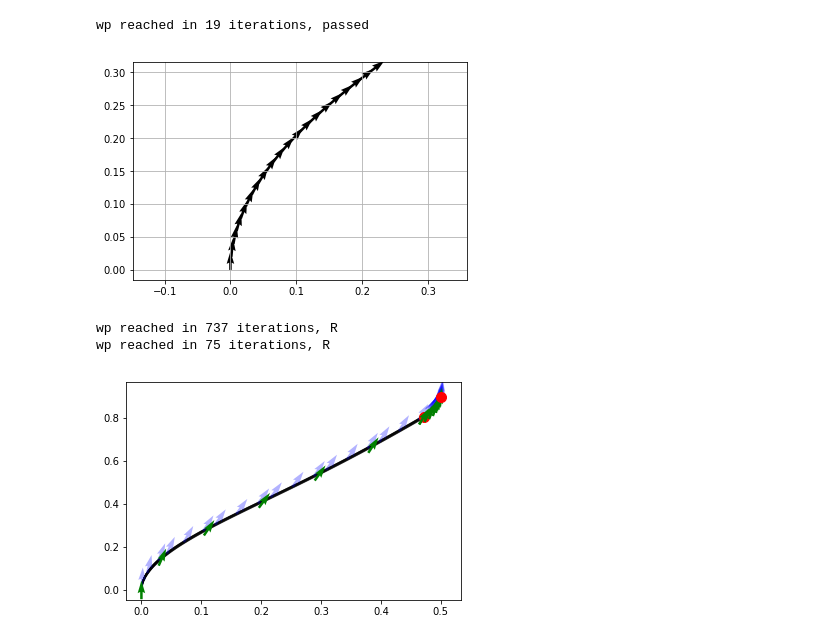
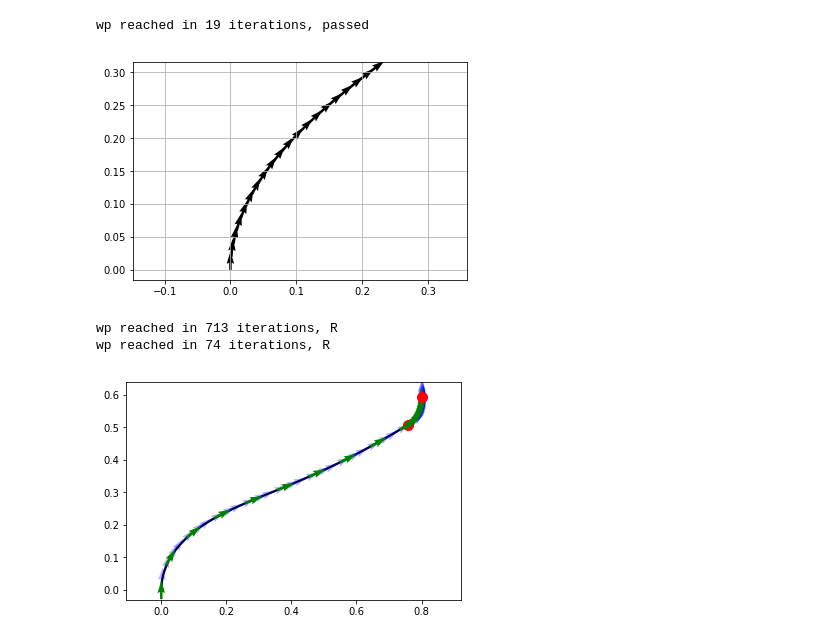
Before and after one commit to tobiasfriden/master_thesis, a Jupyter notebook: Motion primitives.ipynb, the cells around one changed output. Drawn from its saved outputs; the diff is of its cells as text; code cells hidden in the pictures.

```diff
--- a/Motion primitives.ipynb
+++ b/Motion primitives.ipynb
@@ -32,7 +32,7 @@ def create_f(x, u, x_init, L1):
 
     th_dot = 2/L1*(d_dot + V/L1*d)
 
-    Q = sqrt(1 + (lng_dot/fmax(lat_dot, 0.0001))**2)
+    Q = lat_dot**2 + lng_dot**2#sqrt(1 + (lng_dot/fmax(lat_dot, 0.0001))**2)
 
     return Function(
         'f',
@@ -104,7 +104,7 @@ def gen_init(Xg, nIt, n_c):
 def gen_init_sim(X_sim, N_i, nIt, n_c):
     X_init = np.zeros((nIt, nx, n_c))
     U_init = np.zeros((nIt, nu))
-    S_init = np.zeros(nIt)
+    T_init = np.zeros(nIt)
     N_init = []
     k = int(ceil(N_i/nIt))
     for i in range(nIt):
@@ -114,10 +114,10 @@ def gen_init_sim(X_sim, N_i, nIt, n_c):
         X_init[i, 1, :] = np.linspace(X_sim[1, start], X_sim[1, end], n_c)
         X_init[i, 2, :] = np.linspace(X_sim[2, start], X_sim[2, end], n_c)
         U_init[i, :2] = X_sim[:2, end]
-        S_init[i] = get_dist(X_sim[:2, start:end], end-start)
+        T_init[i] = get_dist(X_sim[:2, start:end], end-start)
         N_init += [end-start]
 
-    return X_init, U_init, S_init, N_init
+    return X_init, U_init, T_init, N_init
 # %%
 default_opts = {
     'Xs': np.array([0.0, 0.0, 0]),
@@ -129,6 +129,7 @@ default_opts = {
     'V_max': 0.2,
     'L1': 0.3,
     'wp_R': 0.01,
+    'p_dist': 0.8,
     'nIt': 1,
     'n_c': 15,
     'd': 3,
@@ -147,7 +148,7 @@ class MotionPrimitive:
         self.X=[]
         self.Xc=[]
         self.U=[]
-        self.S=[]
+        self.T=[]
 
     def sim(self, gen_init=True, plot=False):
         Xg = self.opts['Xg']
@@ -158,7 +159,7 @@ class MotionPrimitive:
         if gen_init:
             nIt = self.opts['nIt']
             n_c = self.opts['n_c']
-            self.X_init, self.U_init, self.S_init, _ = gen_init_sim(
+            self.X_init, self.U_init, self.T_init, _ = gen_init_sim(
                 self.X_sim,
                 self.N_sim,
                 nIt,
@@ -211,7 +212,7 @@ class MotionPrimitive:
         for i in range(nIt):
             X_i = self.opti.variable(nx, n_c)
             U_i = self.opti.variable(nu)
-            S_i = self.opti.variable()
+            T_i = self.opti.variable()
 
             if i == 0:
                 f = create_f(X_i, U_i, [0, 0], L1)
@@ -219,7 +220,7 @@ class MotionPrimitive:
                 f = create_f(X_i, U_i, self.U[i-1][:2], L1)
 
             for k in range(n_c-1):
-                ds = S_i/(n_c-1)
+                dt = T_i/(n_c-1)
                 Xc_k = []
                 for j in range(d):
                     Xkj = self.opti.variable(nx)
@@ -235,13 +236,13 @@ class MotionPrimitive:
 
                     # Append collocation equations
                     fj, qj = f(Xc_k[j-1], U_i)
-                    self.opti.subject_to( ds*fj == xp )
+                    self.opti.subject_to( dt*fj == xp )
 
                     # Add contribution to the end state
                     x_next = x_next + D[j]*Xc_k[j-1]
 
                     # Add contribution to quadrature
-                    self.J += B[j]*qj*ds
+                    self.J += B[j]*qj*dt
 
                 self.opti.subject_to( X_i[:, k+1] == x_next )
                 for _x in Xc_k:
@@ -274,7 +275,7 @@ class MotionPrimitive:
             self.opti.subject_to(self.opti.bounded(V_min, V_i, V_max ))
 
             # misc constraints
-            self.opti.subject_to(S_i >= 0.0)
+            self.opti.subject_to(T_i >= 0.0)
 
             # trajectory constraints
             Xs = self.opts['Xs']
@@ -289,19 +290,21 @@ class MotionPrimitive:
                 if terminal == 'heading':
                     self.opti.subject_to(X_i[2,-1] == Xg[2])
                 elif terminal == 'parallell':
-                    self.opti.subject_to(X_i[0, -1] == 0.5)
-                    self.opti.subject_to(X_i[2, -1] <= 0.1)
+                    p_dist = self.opts['p_dist']
+                    self.opti.subject_to(X_i[0, -1] >= p_dist)
+                    self.opti.subject_to(X_i[2, -1] == 0.0)
                 elif terminal == 'fixed':
-                    self.opti.subject_to(X_i[:, -1] == Xg)
+                    self.opti.subject_to(X_i[:2, -1] == Xg[:2])
+                    self.opti.subject_to(self.opti.bounded(Xg[2] - 0.05, X_i[2, -1],Xg[2] + 0.05))
 
             self.X += [X_i]
             self.U += [U_i]
-            self.S += [S_i]
+            self.T += [T_i]
 
         objective = 0
         for i in range(nIt):
-            #objective += self.S[i]
-            self.opti.set_initial(self.S[i], self.S_init[i])
+            objective += self.T[i]
+            self.opti.set_initial(self.T[i], self.T_init[i])
             self.opti.set_initial(self.X[i], self.X_init[i])
             self.opti.set_initial(self.U[i], self.U_init[i])
         self.opti.minimize(self.J)
@@ -336,7 +339,7 @@ class MotionPrimitive:
 
     def plot_solution(self, sim=True, collocation=True):
         if sim:
-            dt = np.min([self.opti.value(s) for s in self.S])/50
+            dt = np.max([np.min([self.opti.value(t) for t in self.T])/50, 0.01])
             wp_R = self.opts['wp_R']
             X_sim = sim_seq(
                 list(filter(lambda u: np.linalg.norm(u[:2]) > wp_R, [self.opti.debug.value(u) for u in self.U])),
@@ -356,6 +359,7 @@ class MotionPrimitive:
             u = self.opti.debug.value(self.U[i])
             plt.quiver(x[0], x[1], sin(x[2]), cos(x[2]), color='green', pivot='mid')
             plt.scatter(u[0], u[1], color='red', s=100)
+        plt.axis('equal')
         plt.show()
 # %%
 mp = MotionPrimitive(Xg=np.array([1, 1, np.pi/4]))
@@ -410,17 +414,18 @@ wp reached in 73 iterations, R
 # %%
 mp = MotionPrimitive(
-    Xg=np.array([.25, .25, 0]),
+    Xg=np.array([0.25, 0.25, 0*np.pi/2]),
     terminal='parallell',
     nIt=2,
-    n_c=7
+    n_c=10,
+    p_dist=0.8
 )
 mp.sim(plot=True)
 mp.setup()
 mp.solve()
 mp.plot_solution()
 # %% [output]
 wp reached in 19 iterations, passed
 [figure]
-wp reached in 737 iterations, R
-wp reached in 75 iterations, R
+wp reached in 713 iterations, R
+wp reached in 74 iterations, R
-[figure, old version]
+[figure, new version]
```
Also changed, not shown: parts of 7 cells of this notebook, 6 other files.
